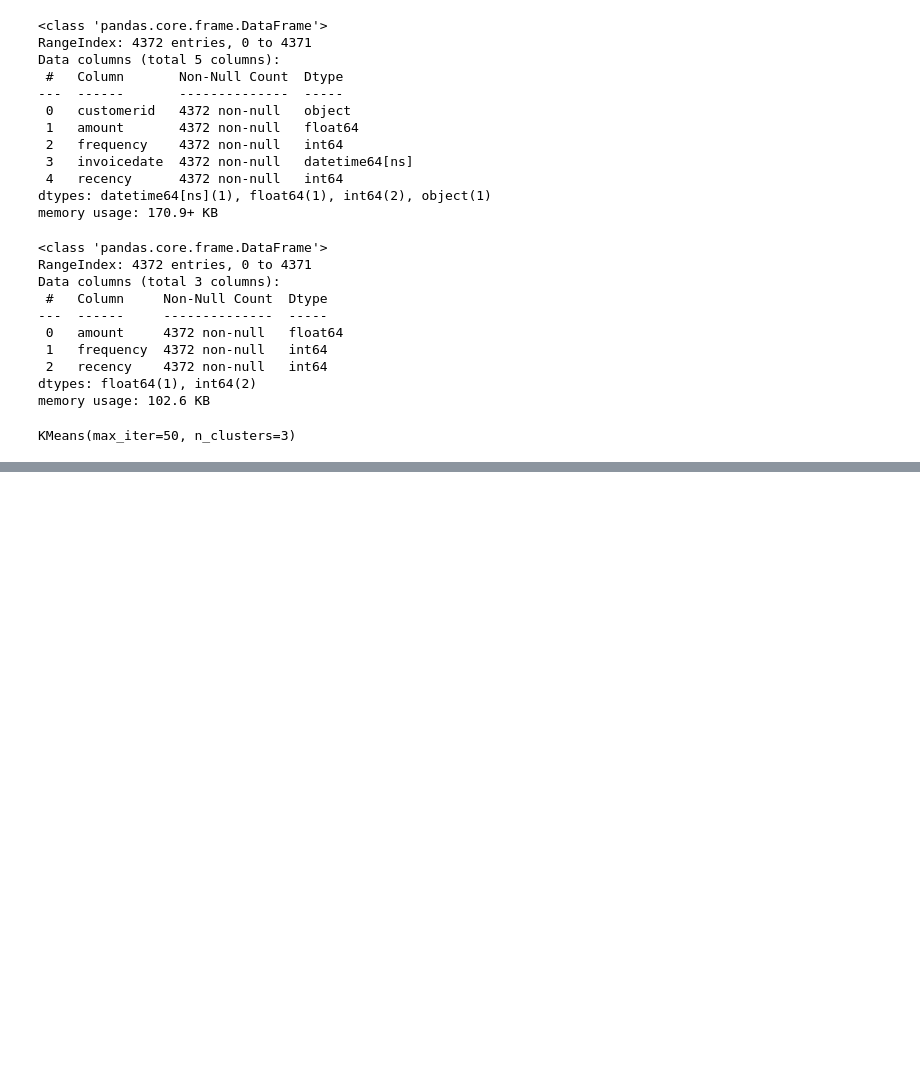
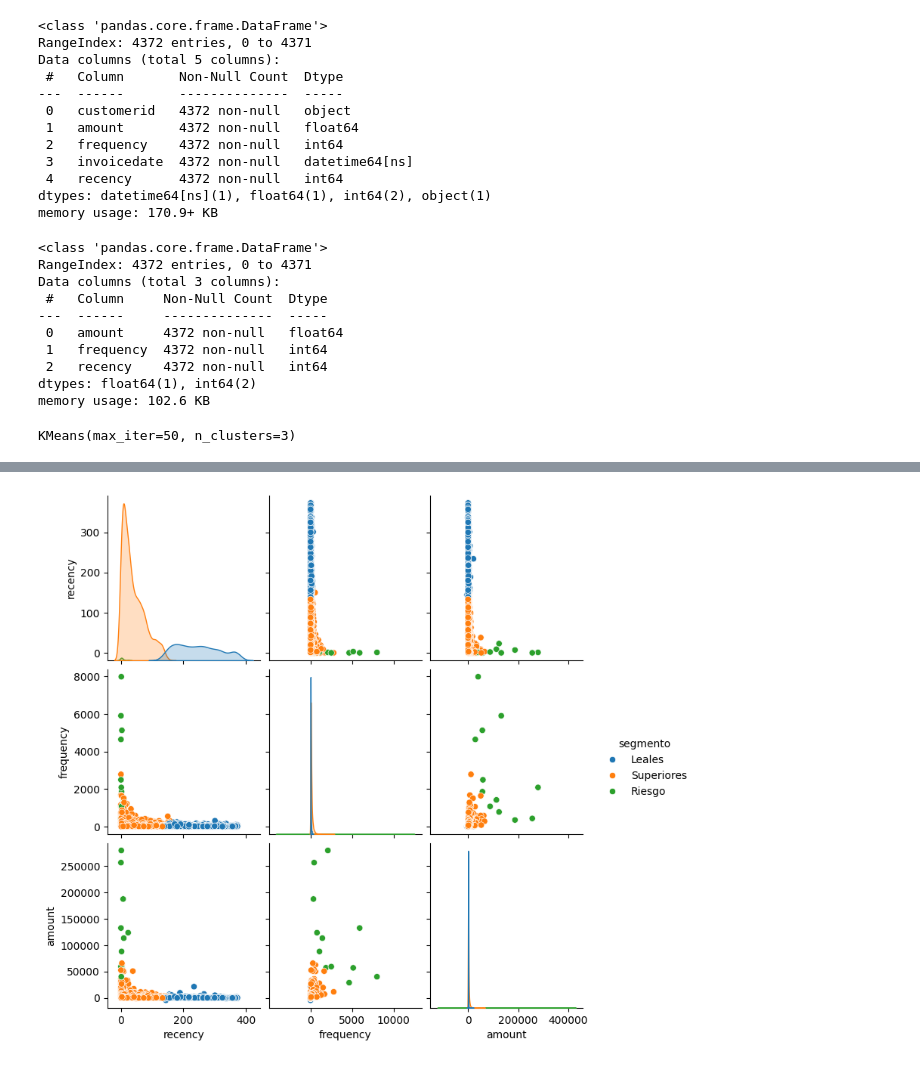
Before and after one commit to Ricastaneda13/Project_ML_4Geeks, a Jupyter notebook: project_ml.ipynb, the cells around one changed output, grey strips where cells are left out. Drawn from its saved outputs; the diff is of its cells as text; code cells hidden in the pictures; blank space fills up the shorter version.

```diff
--- a/project_ml.ipynb
+++ b/project_ml.ipynb
@@ -283,0 +326,21 @@ df_rfm.to_csv('dataset/rfm_data.csv', index=False)
+# %%
+#pairplot
+
+df_rfm['segmento'] = df_rfm['cluster_id'].map({
+    1: 'Superiores', # El que gasta mucho (VIP)
+    0: 'Leales',     # El intermedio
+    2: 'Riesgo'      # El que gasta poco y hace mucho que no viene
+})
+
+# --- El Pairplot ---
+# 'hue' es lo que le da color a los puntos (nuestros segmentos)
+# 1. Asigna el resultado del pairplot a la variable 'fig'
+fig = sns.pairplot(df_rfm, hue='segmento', vars=['recency', 'frequency', 'amount'])
+
+# 2. Usa esa variable para guardar el archivo
+fig.savefig('pairplot_segmentos.png')
+
+# 3. Muestra el gráfico (opcional, pero ayuda a la revisión)
+plt.show()
+# %% [output]
+[figure, added]
```
Also changed, not shown: parts of 9 cells of this notebook, 4 other files.
